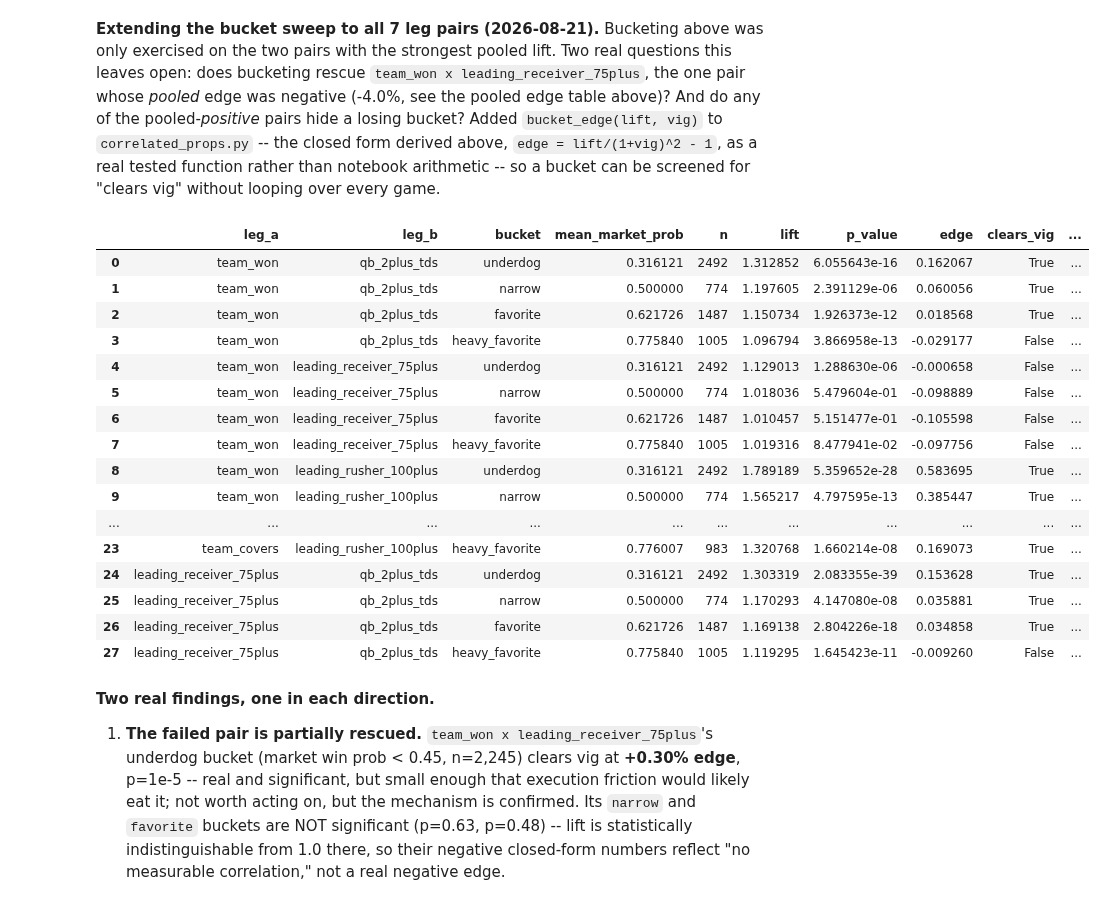
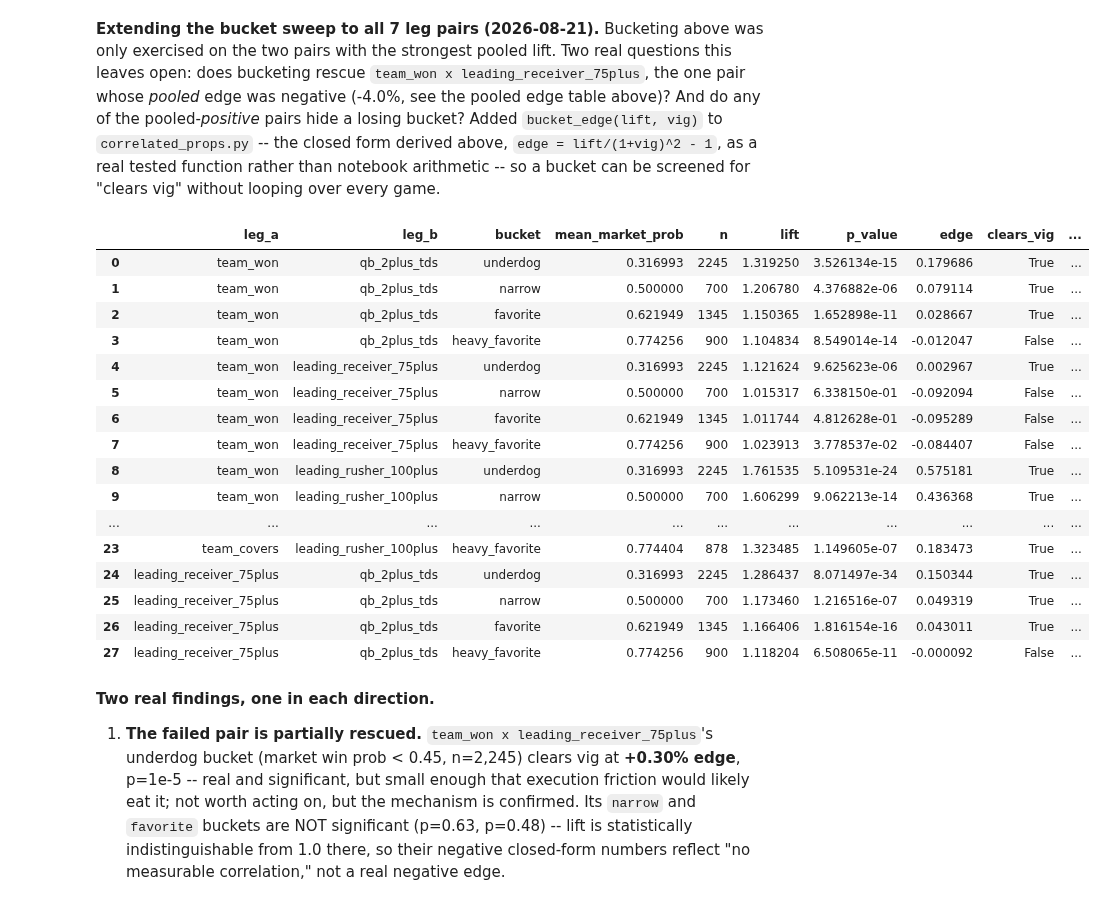
Before and after one commit to rahulr-1006/nfl_2026, a Jupyter notebook: notebooks/model_backtest_results.ipynb, the cells around one changed output. Cells and saved outputs as stored; diff of their text form; code cells hidden in the pictures.

```diff
--- a/notebooks/model_backtest_results.ipynb
+++ b/notebooks/model_backtest_results.ipynb
@@ -1487,6 +1436,7 @@ significance test on each pair.
 from src.backtest.correlated_props import build_team_game_outcomes, measure_leg_correlation
 
 player_stats_all = pd.read_parquet(ROOT / "data" / "static" / "player_stats_2015_2025.parquet")
+player_stats_all = player_stats_all[player_stats_all["season"] <= MAX_SEASON].copy()  # holdout guard
 team_game = build_team_game_outcomes(schedule, player_stats_all)
 team_game_covers = team_game.dropna(subset=["team_covers"])
 print(f"n={len(team_game)} team-games ({team_game['game_id'].nunique()} games), n={len(team_game_covers)} after dropping spread pushes")
@@ -1603,10 +1553,10 @@ from src.backtest.correlated_props import correlated_edge, MEASURED_PROP_VIG
 edge_rows = []
 for leg_a, leg_b, df in leg_pairs:
     r = measure_leg_correlation(df[leg_a], df[leg_b])
-    e = correlated_edge(r["p_a"], r["p_b"], r["p_a_and_b"], vig=MEASURED_PROP_VIG)
+    e = correlated_edge(r["p_a"], r["p_b"], r["p_a_and_b"])
     edge_rows.append({"leg_a": leg_a, "leg_b": leg_b, "lift": r["lift"], **e})
 
 edge_report = pd.DataFrame(edge_rows).sort_values("edge", ascending=False)
-print(f"vig assumption: {MEASURED_PROP_VIG:.2%} (Pinnacle's own measured prop vig, 16,953 real O/U pairs)")
+print(f"vig assumption: {MEASURED_PROP_VIG:.2%} (Pinnacle's own measured prop vig, 5,005 real O/U pairs)")
 edge_report[["leg_a", "leg_b", "lift", "naive_parlay_price", "true_prob", "naive_implied_prob", "edge", "suggested_stake"]]
 # %% [output]
@@ -1637,7 +1587,7 @@ retail-book scenarios (8%, 10%).
 vig_sweep_rows = []
 for leg_a, leg_b, df in [("team_won", "leading_rusher_100plus", team_game), ("game_over", "qb_2plus_tds", team_game)]:
     r = measure_leg_correlation(df[leg_a], df[leg_b])
-    for vig in [0.0297, 0.0476, 0.0629, 0.08, 0.10]:
+    for vig in [0.0297, 0.0476, 0.0575, 0.08, 0.10]:
         e = correlated_edge(r["p_a"], r["p_b"], r["p_a_and_b"], vig=vig)
         vig_sweep_rows.append({"leg_a": leg_a, "leg_b": leg_b, "vig": vig, "naive_parlay_price": e["naive_parlay_price"], "edge": e["edge"], "suggested_stake": e["suggested_stake"]})
 pd.DataFrame(vig_sweep_rows)
@@ -1741,7 +1691,7 @@ for leg_a, leg_b in pairs:
         bucket = bucket_favorite_strength(p_a)
         lift = bucket_lift[(leg_a, leg_b)][bucket]
         joint = estimate_game_specific_joint_prob(p_a, p_b, lift)
-        e = correlated_edge(p_a, p_b, joint, vig=MEASURED_PROP_VIG)
+        e = correlated_edge(p_a, p_b, joint)
         rows.append({"game_id": row.game_id, "team": row.team, "leg_a": leg_a, "leg_b": leg_b,
                       "team_market_prob": p_a, "bucket": bucket, "lift": lift,
                       "edge": e["edge"], "stake": e["suggested_stake"]})
@@ -1829,52 +1779,48 @@ vig)` to `correlated_props.py` -- the closed form derived above, `edge =
 lift/(1+vig)^2 - 1`, as a real tested function rather than notebook arithmetic --
 so a bucket can be screened for "clears vig" without looping over every game.
 # %%
-# vig is now a REQUIRED argument (2026-08-23): a pooled default silently
-# applied one Pinnacle mean to every book, and bucket_edge divides by
-# (1+vig)**2 so the error is squared. These research cells state the pooled
-# number explicitly, which is the point -- it must be said, not assumed.
-from src.backtest.correlated_props import MEASURED_PROP_VIG, bucket_edge
+from src.backtest.correlated_props import bucket_edge
 
 full_leg_pairs = [
     ("team_won", "qb_2plus_tds", merged),
     ("team_won", "leading_receiver_75plus", merged),
     ("team_won", "leading_rusher_100plus", merged),
     ("game_over", "qb_2plus_tds", merged),
     ("team_covers", "qb_2plus_tds", team_game_covers.merge(team_market, on=["game_id", "team"], how="inner")),
     ("team_covers", "leading_rusher_100plus", team_game_covers.merge(team_market, on=["game_id", "team"], how="inner")),
     ("leading_receiver_75plus", "qb_2plus_tds", merged),
 ]
 
 sweep_rows = []
 for leg_a, leg_b, df in full_leg_pairs:
     bt = measure_leg_correlation_by_bucket(df[leg_a], df[leg_b], df["team_market_prob"])
     bt["leg_a"], bt["leg_b"] = leg_a, leg_b
-    bt["edge"] = bt["lift"].apply(lambda l: bucket_edge(l, MEASURED_PROP_VIG))
+    bt["edge"] = bt["lift"].apply(lambda l: bucket_edge(l))
     bt["clears_vig"] = bt["edge"] > 0
     bt["significant"] = bt["p_value"] < 0.05
     sweep_rows.append(bt)
 
 sweep_report = pd.concat(sweep_rows, ignore_index=True)
 cols = ["leg_a", "leg_b", "bucket", "mean_market_prob", "n", "lift", "p_value", "edge", "clears_vig", "significant"]
 sweep_report[cols]
 # %% [output]
 |  | leg_a | leg_b | bucket | mean_market_prob | n | lift | p_value | edge | clears_vig | ... |
-| 0 | team_won | qb_2plus_tds | underdog | 0.316121 | 2492 | 1.312852 | 6.055643e-16 | 0.162067 | True | ... |
-| 1 | team_won | qb_2plus_tds | narrow | 0.500000 | 774 | 1.197605 | 2.391129e-06 | 0.060056 | True | ... |
-| 2 | team_won | qb_2plus_tds | favorite | 0.621726 | 1487 | 1.150734 | 1.926373e-12 | 0.018568 | True | ... |
-| 3 | team_won | qb_2plus_tds | heavy_favorite | 0.775840 | 1005 | 1.096794 | 3.866958e-13 | -0.029177 | False | ... |
-| 4 | team_won | leading_receiver_75plus | underdog | 0.316121 | 2492 | 1.129013 | 1.288630e-06 | -0.000658 | False | ... |
-| 5 | team_won | leading_receiver_75plus | narrow | 0.500000 | 774 | 1.018036 | 5.479604e-01 | -0.098889 | False | ... |
-| 6 | team_won | leading_receiver_75plus | favorite | 0.621726 | 1487 | 1.010457 | 5.151477e-01 | -0.105598 | False | ... |
-| 7 | team_won | leading_receiver_75plus | heavy_favorite | 0.775840 | 1005 | 1.019316 | 8.477941e-02 | -0.097756 | False | ... |
-| 8 | team_won | leading_rusher_100plus | underdog | 0.316121 | 2492 | 1.789189 | 5.359652e-28 | 0.583695 | True | ... |
-| 9 | team_won | leading_rusher_100plus | narrow | 0.500000 | 774 | 1.565217 | 4.797595e-13 | 0.385447 | True | ... |
+| 0 | team_won | qb_2plus_tds | underdog | 0.316993 | 2245 | 1.319250 | 3.526134e-15 | 0.179686 | True | ... |
+| 1 | team_won | qb_2plus_tds | narrow | 0.500000 | 700 | 1.206780 | 4.376882e-06 | 0.079114 | True | ... |
+| 2 | team_won | qb_2plus_tds | favorite | 0.621949 | 1345 | 1.150365 | 1.652898e-11 | 0.028667 | True | ... |
+| 3 | team_won | qb_2plus_tds | heavy_favorite | 0.774256 | 900 | 1.104834 | 8.549014e-14 | -0.012047 | False | ... |
+| 4 | team_won | leading_receiver_75plus | underdog | 0.316993 | 2245 | 1.121624 | 9.625623e-06 | 0.002967 | True | ... |
+| 5 | team_won | leading_receiver_75plus | narrow | 0.500000 | 700 | 1.015317 | 6.338150e-01 | -0.092094 | False | ... |
+| 6 | team_won | leading_receiver_75plus | favorite | 0.621949 | 1345 | 1.011744 | 4.812628e-01 | -0.095289 | False | ... |
+| 7 | team_won | leading_receiver_75plus | heavy_favorite | 0.774256 | 900 | 1.023913 | 3.778537e-02 | -0.084407 | False | ... |
+| 8 | team_won | leading_rusher_100plus | underdog | 0.316993 | 2245 | 1.761535 | 5.109531e-24 | 0.575181 | True | ... |
+| 9 | team_won | leading_rusher_100plus | narrow | 0.500000 | 700 | 1.606299 | 9.062213e-14 | 0.436368 | True | ... |
 | ... | ... | ... | ... | ... | ... | ... | ... | ... | ... | ... |
-| 23 | team_covers | leading_rusher_100plus | heavy_favorite | 0.776007 | 983 | 1.320768 | 1.660214e-08 | 0.169073 | True | ... |
-| 24 | leading_receiver_75plus | qb_2plus_tds | underdog | 0.316121 | 2492 | 1.303319 | 2.083355e-39 | 0.153628 | True | ... |
-| 25 | leading_receiver_75plus | qb_2plus_tds | narrow | 0.500000 | 774 | 1.170293 | 4.147080e-08 | 0.035881 | True | ... |
-| 26 | leading_receiver_75plus | qb_2plus_tds | favorite | 0.621726 | 1487 | 1.169138 | 2.804226e-18 | 0.034858 | True | ... |
-| 27 | leading_receiver_75plus | qb_2plus_tds | heavy_favorite | 0.775840 | 1005 | 1.119295 | 1.645423e-11 | -0.009260 | False | ... |
+| 23 | team_covers | leading_rusher_100plus | heavy_favorite | 0.774404 | 878 | 1.323485 | 1.149605e-07 | 0.183473 | True | ... |
+| 24 | leading_receiver_75plus | qb_2plus_tds | underdog | 0.316993 | 2245 | 1.286437 | 8.071497e-34 | 0.150344 | True | ... |
+| 25 | leading_receiver_75plus | qb_2plus_tds | narrow | 0.500000 | 700 | 1.173460 | 1.216516e-07 | 0.049319 | True | ... |
+| 26 | leading_receiver_75plus | qb_2plus_tds | favorite | 0.621949 | 1345 | 1.166406 | 1.816154e-16 | 0.043011 | True | ... |
+| 27 | leading_receiver_75plus | qb_2plus_tds | heavy_favorite | 0.774256 | 900 | 1.118204 | 6.508065e-11 | -0.000092 | False | ... |
 # %% [markdown]
 **Two real findings, one in each direction.**
 
```
Also changed, not shown: parts of 46 cells of this notebook, 31 other files.
